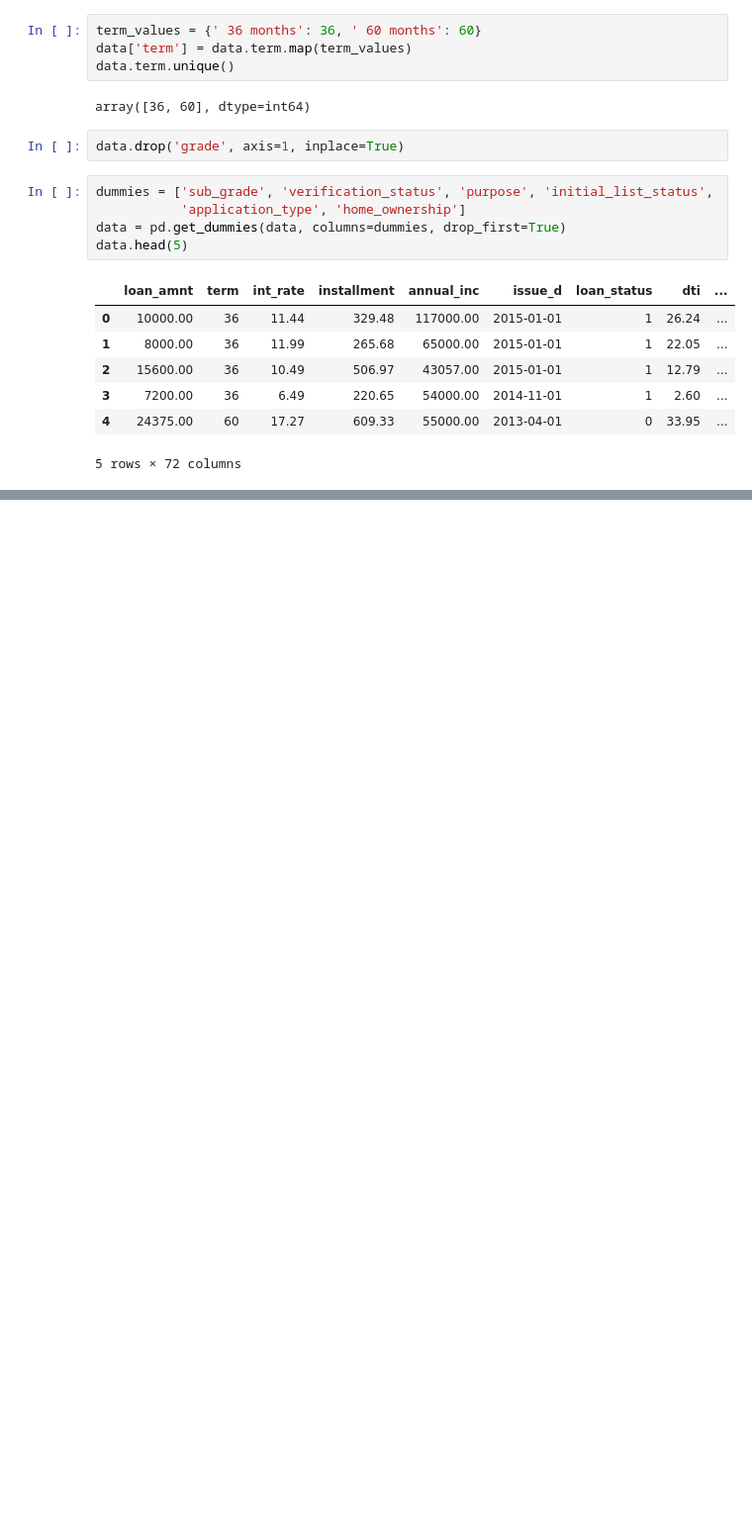
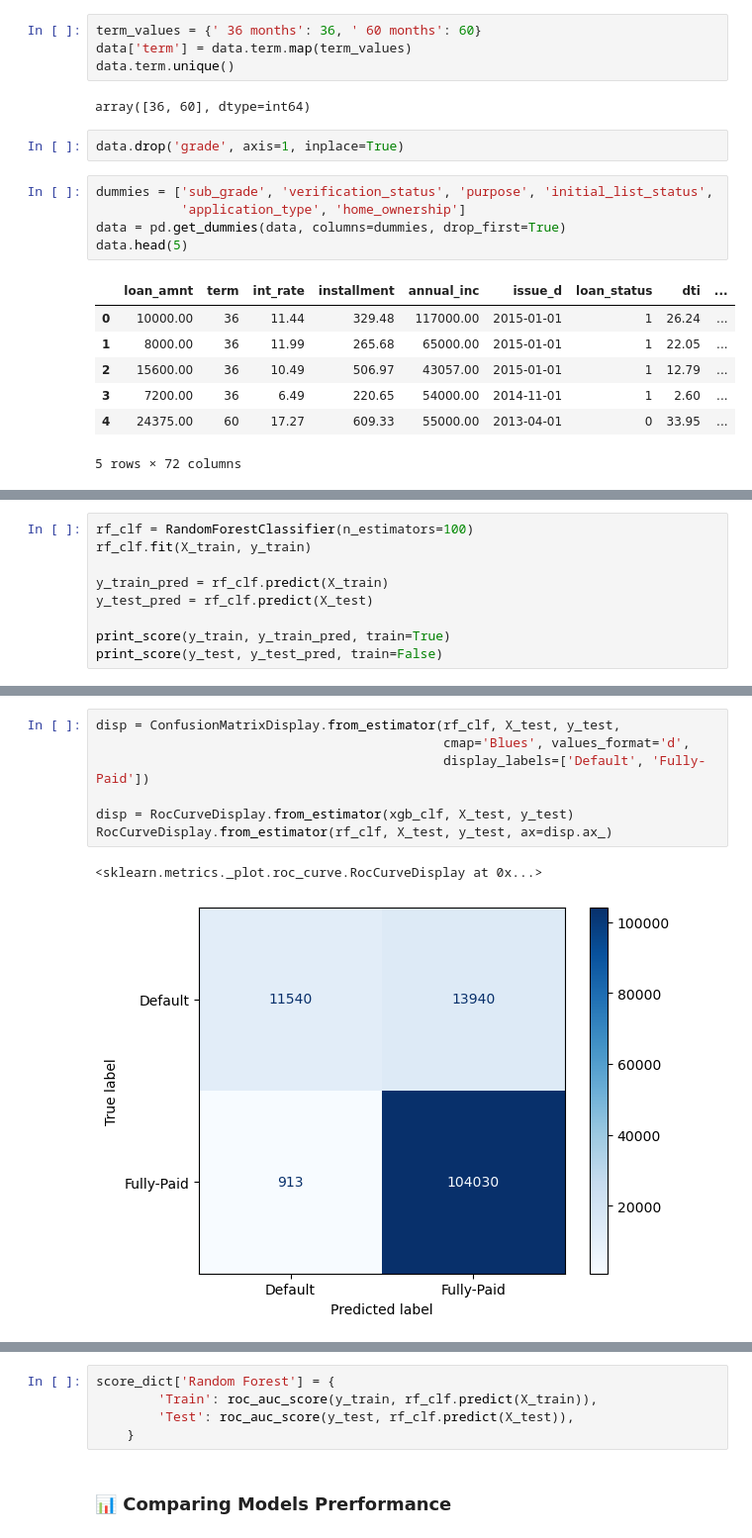
Before and after one commit to harsh0520/preprocess_lending_lending_club_data, a Jupyter notebook: concat_data.ipynb, the cells around one changed output, grey strips where cells are left out. Shown at 99% size. Drawn from its saved outputs; the diff is of its cells as text; blank space fills up the shorter version.

```diff
--- a/concat_data.ipynb
+++ b/concat_data.ipynb
@@ -713,0 +998,9 @@ data.head(5)
+# %%
+rf_clf = RandomForestClassifier(n_estimators=100)
+rf_clf.fit(X_train, y_train)
+
+y_train_pred = rf_clf.predict(X_train)
+y_test_pred = rf_clf.predict(X_test)
+
+print_score(y_train, y_train_pred, train=True)
+print_score(y_test, y_test_pred, train=False)
@@ -713,0 +1025,10 @@ data.head(5)
+# %%
+disp = ConfusionMatrixDisplay.from_estimator(rf_clf, X_test, y_test,
+                                             cmap='Blues', values_format='d',
+                                             display_labels=['Default', 'Fully-Paid'])
+
+disp = RocCurveDisplay.from_estimator(xgb_clf, X_test, y_test)
+RocCurveDisplay.from_estimator(rf_clf, X_test, y_test, ax=disp.ax_)
+# %% [output]
+<sklearn.metrics._plot.roc_curve.RocCurveDisplay at 0x...>
+[figure, added]
@@ -713,0 +1036,7 @@ data.head(5)
+# %%
+score_dict['Random Forest'] = {
+        'Train': roc_auc_score(y_train, rf_clf.predict(X_train)),
+        'Test': roc_auc_score(y_test, rf_clf.predict(X_test)),
+    }
+# %% [markdown]
+### 📊 Comparing Models Prerformance
```
Also changed, not shown: parts of 36 cells of this notebook.
